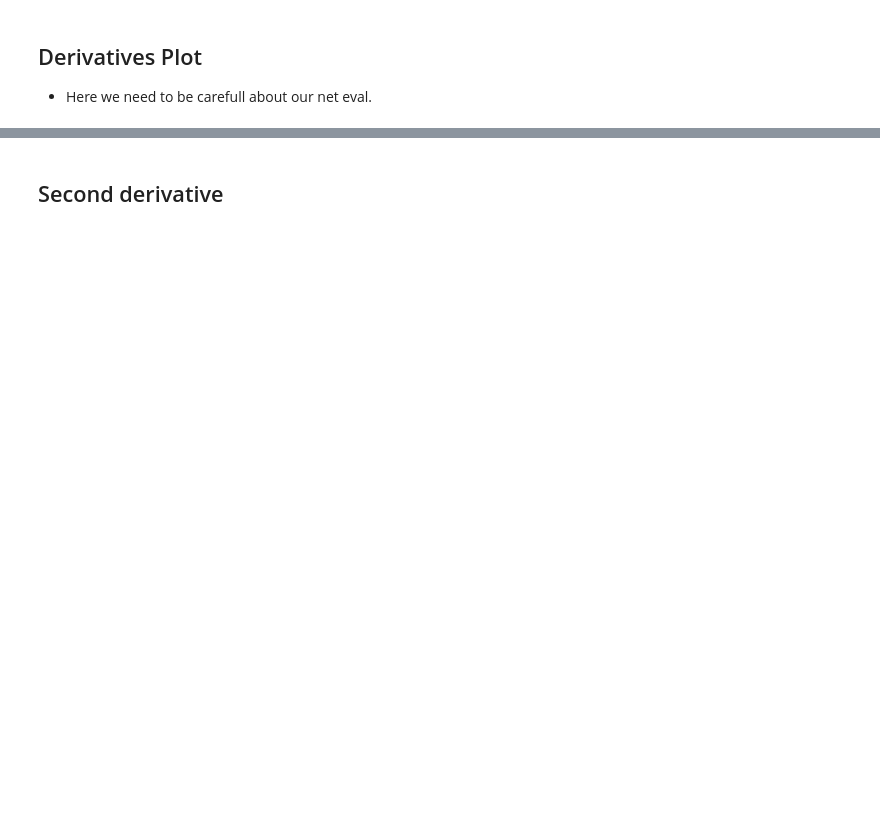
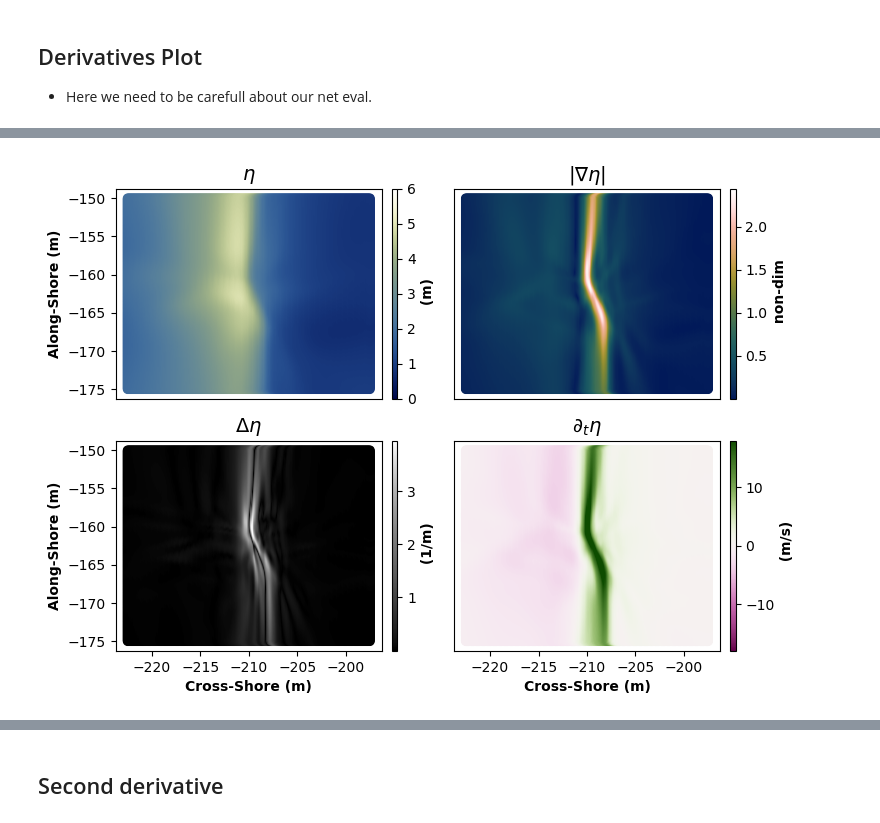
Before and after one commit to davebobculver/siren-sea-surface-code, a Jupyter notebook: net_plots.ipynb, the cells around one changed output, grey strips where cells are left out. Cells and saved outputs as stored; diff of their text form; code cells hidden in the pictures; blank space fills up the shorter version.

```diff
--- a/net_plots.ipynb
+++ b/net_plots.ipynb
@@ -243,3 +389,15 @@ Raw network output range: -4.894 to 4.871
 ## Derivatives Plot
 
 - Here we need to be carefull about our net eval.
+# %%
+from Modules.Neural_Net import Net
+import torch
+from Modules.evaluate import Evaluator
+import torch
+
+
+model = torch.load('nets/cat_vid/tanh.pt', weights_only=False)
+
+net = Net(model['act'], *model['model config']).to('cpu')
+net.load_state_dict(model['model_state_dict'])
+net.eval()
@@ -245,0 +462,66 @@ Raw network output range: -4.894 to 4.871
+# %%
+import matplotlib.pyplot as plt
+from mpl_toolkits.axes_grid1 import make_axes_locatable
+import cmcrameri.cm as cmc
+from matplotlib.colors import TwoSlopeNorm
+
+# vmin = dz_dt.min()
+# vmax = dz_dt.max()
+# norm = TwoSlopeNorm(vmin=vmin, vcenter=0, vmax=vmax)
+
+
+frac = .02
+pd = .04
+asc = 5
+sh = 10
+
+fig, ((ax1, ax2), (ax3, ax4)) = plt.subplots(2,2 , figsize = (8,6))
+
+sc1 = ax1.scatter(x,y,c = z, cmap = cmc.davos, vmin = 0, vmax = 6)
+sc2 = ax2.scatter(x,y,c = dz, cmap = cmc.batlowW, vmin = 0, vmax = 2.5 )
+sc3 = ax3.scatter(x,y,c = ddz, cmap = cmc.grayC, vmin = 0, vmax = 3)
+sc4 = ax4.scatter(x,y,c = dz_dt, cmap = cmc.bam, vmin = -18, vmax = 18)
+
+
+divider1 = make_axes_locatable(ax1)
+cax1 = divider1.append_axes("right", size="2%", pad=0.1)
+cbar1 = fig.colorbar(sc1, cax=cax1 )
+cbar1.set_label(r' (m)', fontsize=10, fontweight='bold')
+
+divider2 = make_axes_locatable(ax2)
+cax2 = divider2.append_axes("right", size="2%", pad=0.1, label = 'meters (m)')
+cbar2 = fig.colorbar(sc2, cax=cax2)
+cbar2.set_label(r' non-dim', fontsize=10, fontweight='bold')
+
+
+divider3 = make_axes_locatable(ax3)
+cax3 = divider3.append_axes("right", size="2%", pad=0.1)
+cbar3 = fig.colorbar(sc3, cax=cax3)
+cbar3.set_label(r' (1/m)', fontsize=10, fontweight='bold')
+
+
+
+divider4 = make_axes_locatable(ax4)
+cax4 = divider4.append_axes("right", size="2%", pad=0.1)
+cbar4 = fig.colorbar(sc4, cax=cax4)
+cbar4.set_label(r'  (m/s)', fontsize=10, fontweight='bold')
+
+ax1.set_title(r'$ \eta$', fontweight = 'bold', fontsize = 14)
+ax2.set_title(r'$ |\nabla \eta|$', fontweight = 'bold', fontsize = 14)
+ax3.set_title(r'$ \Delta \eta$', fontweight = 'bold', fontsize = 14)
+ax4.set_title(r'$ \partial_t \eta$', fontweight = 'bold', fontsize = 14)
+
+ax1.set_xticks([])
+ax2.set_xticks([])
+ax4.set_yticks([])
+ax2.set_yticks([])
+
+ax4.set_xlabel('Cross-Shore (m)', fontweight = 'bold')
+ax3.set_xlabel('Cross-Shore (m)', fontweight = 'bold')
+ax1.set_ylabel('Along-Shore (m)', fontweight = 'bold')
+ax3.set_ylabel('Along-Shore (m)', fontweight = 'bold')
+
+# plt.savefig('../../overleaf/figures/derivatives.pdf')
+plt.show()
+# %% [output]
+[figure, added]
```
Also changed, not shown: parts of 34 cells of this notebook, 8 other files.
